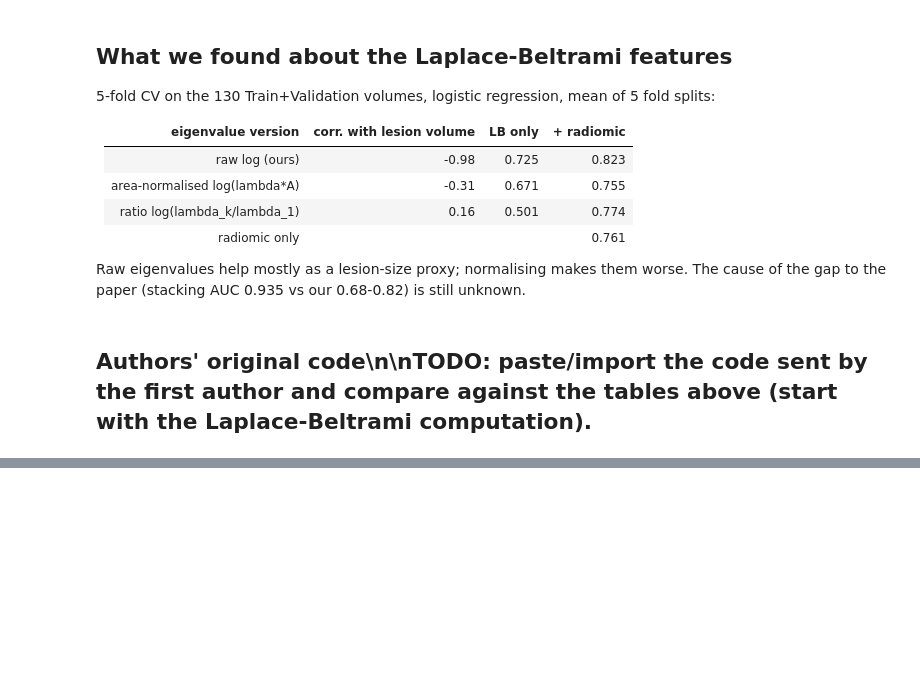
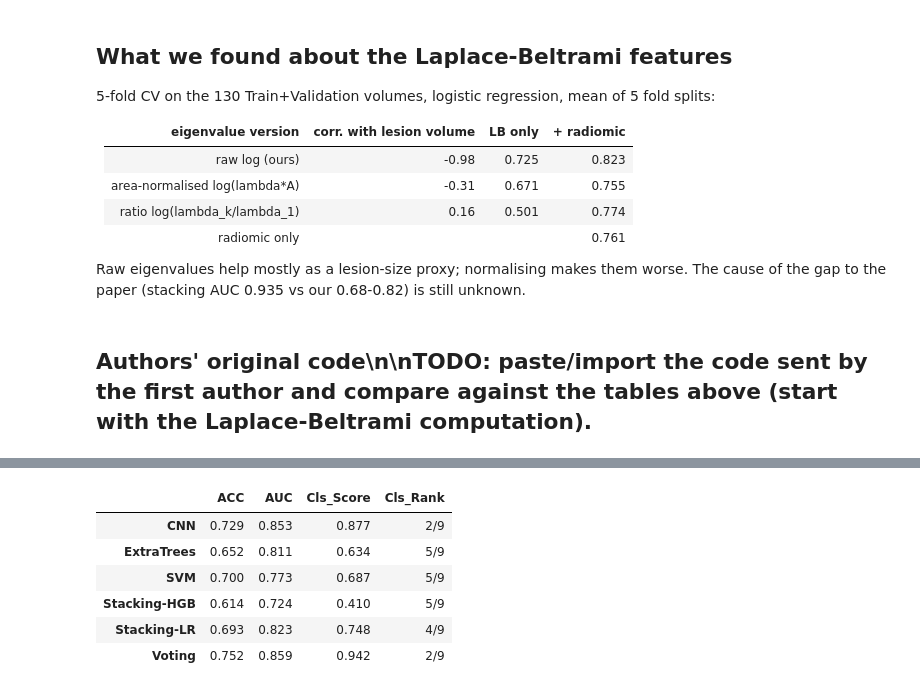
Before and after one commit to mralinp/abus-classification, a Jupyter notebook: notebooks/2-barekatrezaei2026.ipynb, the cells around one changed output, grey strips where cells are left out. Cells and saved outputs as stored; diff of their text form; code cells hidden in the pictures; blank space fills up the shorter version.

```diff
--- a/notebooks/2-barekatrezaei2026.ipynb
+++ b/notebooks/2-barekatrezaei2026.ipynb
@@ -59,0 +106,12 @@ Raw eigenvalues help mostly as a lesion-size proxy; normalising makes them worse
+# %%
+from abus_classification import challenge
+rows = pd.concat(runs.values()).rename(index={"Stacking": "Stacking-HGB"}).groupby(level=0)[["Acc", "AUC"]].mean()
+challenge.benchmark({k: {"ACC": r.Acc, "AUC": r.AUC} for k, r in rows.iterrows()})[["ACC", "AUC", "Cls_Score", "Cls_Rank"]].round(3)
+# %% [output]
+|  | ACC | AUC | Cls_Score | Cls_Rank |
+| CNN | 0.729 | 0.853 | 0.877 | 2/9 |
+| ExtraTrees | 0.652 | 0.811 | 0.634 | 5/9 |
+| SVM | 0.700 | 0.773 | 0.687 | 5/9 |
+| Stacking-HGB | 0.614 | 0.724 | 0.410 | 5/9 |
+| Stacking-LR | 0.693 | 0.823 | 0.748 | 4/9 |
+| Voting | 0.752 | 0.859 | 0.942 | 2/9 |
```
Also changed, not shown: parts of 5 cells of this notebook, 6 other files.
